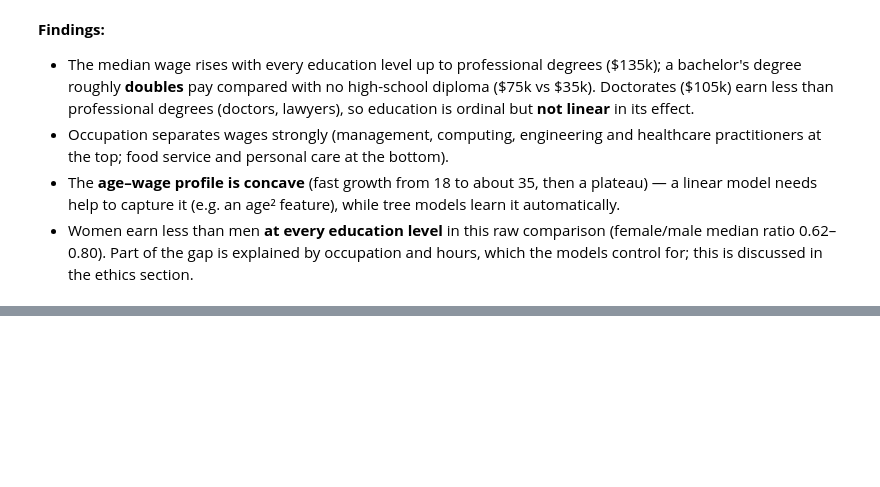
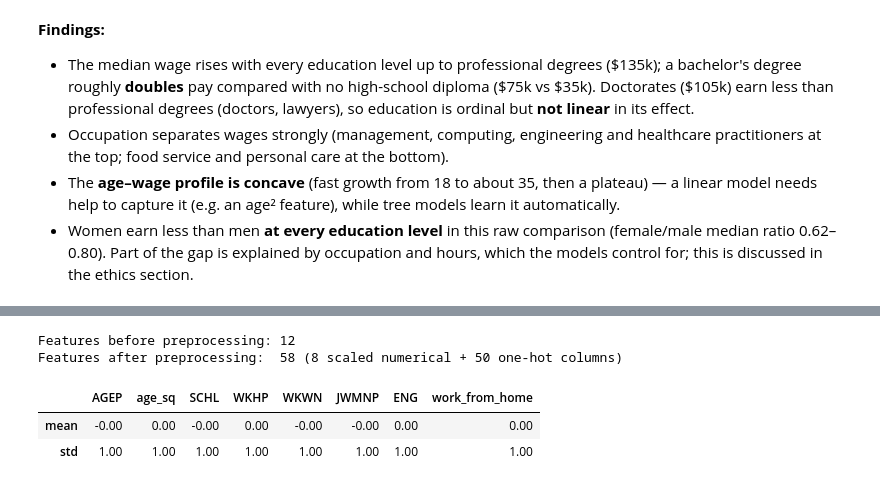
Before and after one commit to nodirsaibov05-netizen/mlda-cw1, a Jupyter notebook: notebooks/mlda_cw1.ipynb, the cells around one changed output, grey strips where cells are left out. Drawn from its saved outputs; the diff is of its cells as text; code cells hidden in the pictures; blank space fills up the shorter version.

```diff
--- a/notebooks/mlda_cw1.ipynb
+++ b/notebooks/mlda_cw1.ipynb
@@ -507,0 +798,12 @@ gap.round(2)
+# %%
+from sklearn.model_selection import train_test_split
+
+wage_bins = pd.qcut(model_data[TARGET], q=10, labels=False)
+train_df, test_df = train_test_split(model_data, test_size=0.2, random_state=RANDOM_STATE,
+                                     stratify=wage_bins)
+
+X_train, y_train = train_df[NUM_FEATURES + CAT_FEATURES], train_df[TARGET]
+X_test,  y_test  = test_df[NUM_FEATURES + CAT_FEATURES],  test_df[TARGET]
+
+print(f"Train: {len(X_train):,} rows   Test: {len(X_test):,} rows")
+print(f"Median wage - train: ${train_df['wage'].median():,.0f}   test: ${test_df['wage'].median():,.0f}")
@@ -507,0 +826,26 @@ gap.round(2)
+# %%
+from sklearn.compose import ColumnTransformer
+from sklearn.preprocessing import OneHotEncoder, StandardScaler
+
+preprocessor = ColumnTransformer([
+    ("num", StandardScaler(), NUM_FEATURES),
+    ("cat", OneHotEncoder(handle_unknown="ignore"), CAT_FEATURES),
+])
+
+# Fit on the training set only, then check the result
+X_train_prepared = preprocessor.fit_transform(X_train)
+print(f"Features before preprocessing: {X_train.shape[1]}")
+print(f"Features after preprocessing:  {X_train_prepared.shape[1]} "
+      f"({len(NUM_FEATURES)} scaled numerical + {X_train_prepared.shape[1] - len(NUM_FEATURES)} one-hot columns)")
+# %% [output]
+Features before preprocessing: 12
+Features after preprocessing:  58 (8 scaled numerical + 50 one-hot columns)
+# %%
+# Check: after scaling, numerical features in the training set have mean ~0 and std ~1
+scaler = preprocessor.named_transformers_["num"]          # the fitted StandardScaler inside the preprocessor
+scaled = pd.DataFrame(scaler.transform(X_train[NUM_FEATURES]), columns=NUM_FEATURES)
+scaled.describe().loc[["mean", "std"]].round(2)
+# %% [output]
+|  | AGEP | age_sq | SCHL | WKHP | WKWN | JWMNP | ENG | work_from_home |
+| mean | -0.00 | 0.00 | -0.00 | 0.00 | -0.00 | -0.00 | 0.00 | 0.00 |
+| std | 1.00 | 1.00 | 1.00 | 1.00 | 1.00 | 1.00 | 1.00 | 1.00 |
```
Also changed, not shown: parts of 45 cells of this notebook.
